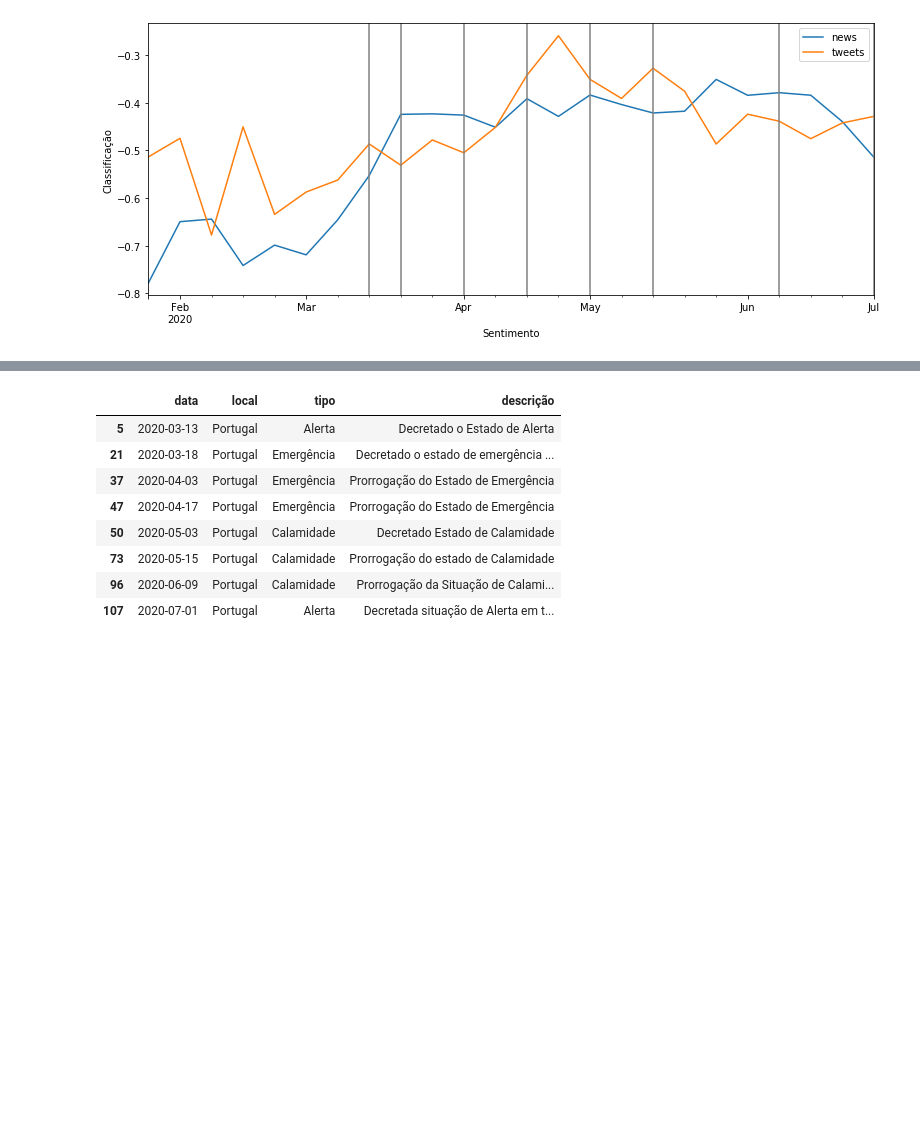
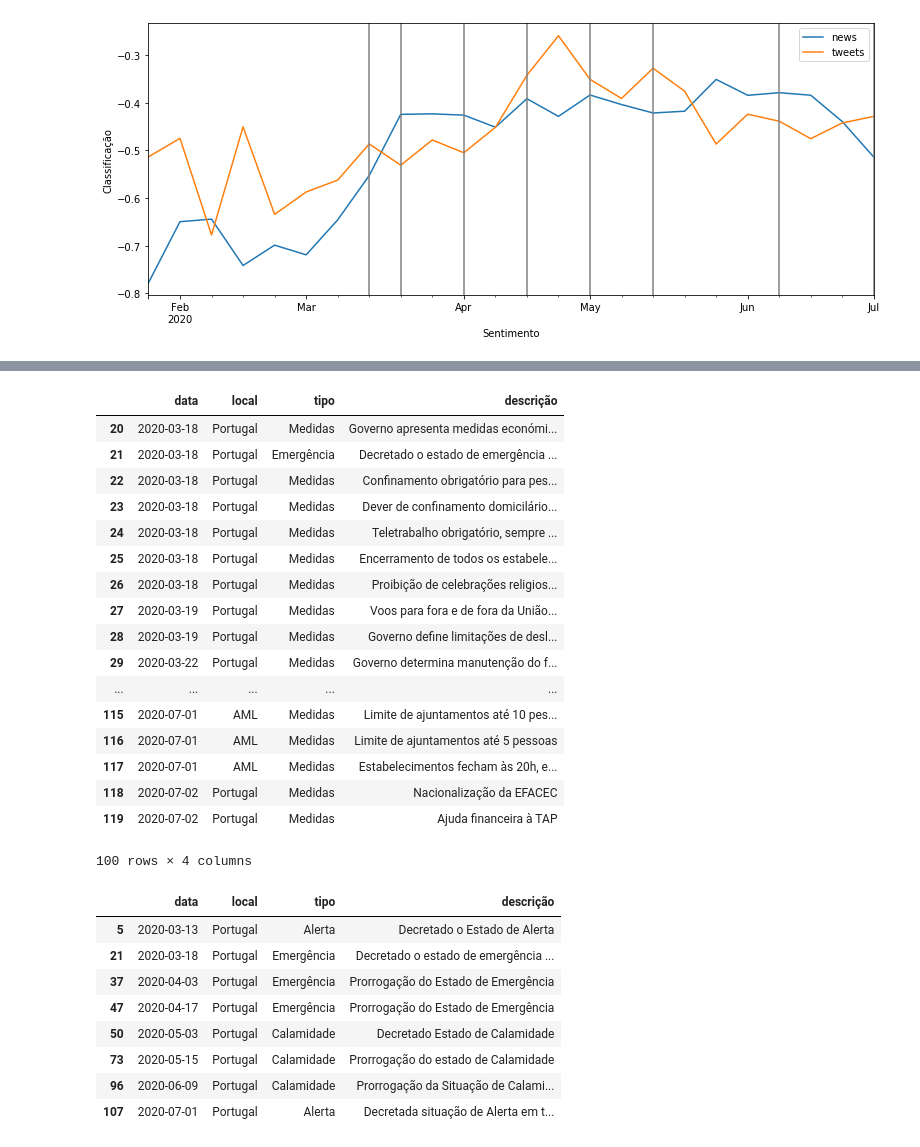
Before and after one commit to dssg-pt/miniproject-sentimentanalysis-covid, a Jupyter notebook: notebooks/news and tweets combined - analysis.ipynb, the cells around one changed output, grey strips where cells are left out. Drawn from its saved outputs; the diff is of its cells as text; code cells hidden in the pictures; blank space fills up the shorter version.

```diff
--- a/notebooks/news and tweets combined - analysis.ipynb
+++ b/notebooks/news and tweets combined - analysis.ipynb
@@ -339,3 +344,24 @@ plt.show()
+# %%
+medidas[20:]
+# %% [output]
+|  | data | local | tipo | descrição |
+| 20 | 2020-03-18 | Portugal | Medidas | Governo apresenta medidas económi... |
+| 21 | 2020-03-18 | Portugal | Emergência | Decretado o estado de emergência ... |
+| 22 | 2020-03-18 | Portugal | Medidas | Confinamento obrigatório para pes... |
+| 23 | 2020-03-18 | Portugal | Medidas | Dever de confinamento domicilário... |
+| 24 | 2020-03-18 | Portugal | Medidas | Teletrabalho obrigatório, sempre ... |
+| 25 | 2020-03-18 | Portugal | Medidas | Encerramento de todos os estabele... |
+| 26 | 2020-03-18 | Portugal | Medidas | Proibição de celebrações religios... |
+| 27 | 2020-03-19 | Portugal | Medidas | Voos para fora e de fora da União... |
+| 28 | 2020-03-19 | Portugal | Medidas | Governo define limitações de desl... |
+| 29 | 2020-03-22 | Portugal | Medidas | Governo determina manutenção do f... |
+| ... | ... | ... | ... | ... |
+| 115 | 2020-07-01 | AML | Medidas | Limite de ajuntamentos até 10 pes... |
+| 116 | 2020-07-01 | AML | Medidas | Limite de ajuntamentos até 5 pessoas |
+| 117 | 2020-07-01 | AML | Medidas | Estabelecimentos fecham às 20h, e... |
+| 118 | 2020-07-02 | Portugal | Medidas | Nacionalização da EFACEC |
+| 119 | 2020-07-02 | Portugal | Medidas | Ajuda financeira à TAP |
+100 rows × 4 columns
 # %%
 df_medidas
 # %% [output]
```
Also changed, not shown: parts of 2 cells of this notebook.
